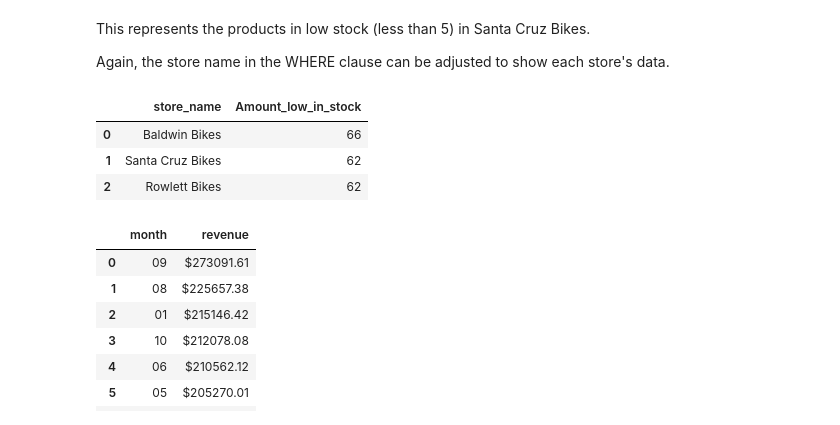
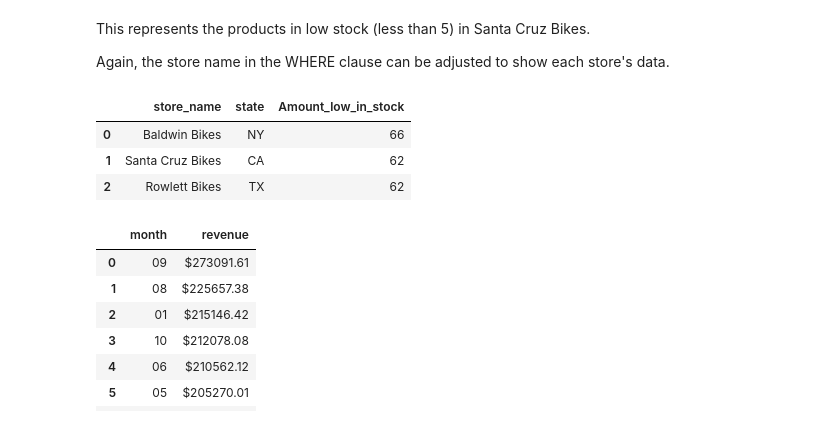
Before and after one commit to AbhimanyuShri/Bike-Store-Sales-Analysis, a Jupyter notebook: bike-store-sales-analysis.ipynb, the cells around one changed output. Saved outputs shown, nothing was run; the diff lists cells and outputs as text; code cells hidden in the pictures.

```diff
--- a/bike-store-sales-analysis.ipynb
+++ b/bike-store-sales-analysis.ipynb
@@ -692,29 +692,29 @@ This represents the products in low stock (less than 5) in Santa Cruz Bikes.
 Again, the store name in the WHERE clause can be adjusted to show each store's data.
 # %%
 q22a= '''
-SELECT store_name, COUNT(products_in_low_stock) AS Amount_low_in_stock FROM
+SELECT store_name,state, COUNT(products_in_low_stock) AS Amount_low_in_stock FROM
 (
-SELECT st.store_name, product_name
+SELECT st.store_name,st.state, product_name
 AS products_in_low_stock
 FROM products p
 LEFT JOIN stocks s
 ON s.product_id=p.product_id
 LEFT JOIN stores st
 ON st.store_id=s.store_id
 WHERE s.quantity<=5
 )
 GROUP BY store_name ORDER BY Amount_low_in_stock DESC;
 
 
 '''
 
 df22a = pd.read_sql_query(q22a, db)
 df22a
 # %% [output]
-|  | store_name | Amount_low_in_stock |
-| 0 | Baldwin Bikes | 66 |
-| 1 | Santa Cruz Bikes | 62 |
-| 2 | Rowlett Bikes | 62 |
+|  | store_name | state | Amount_low_in_stock |
+| 0 | Baldwin Bikes | NY | 66 |
+| 1 | Santa Cruz Bikes | CA | 62 |
+| 2 | Rowlett Bikes | TX | 62 |
 # %%
 q23= '''
 
```
Also changed, not shown: parts of 6 cells of this notebook.
